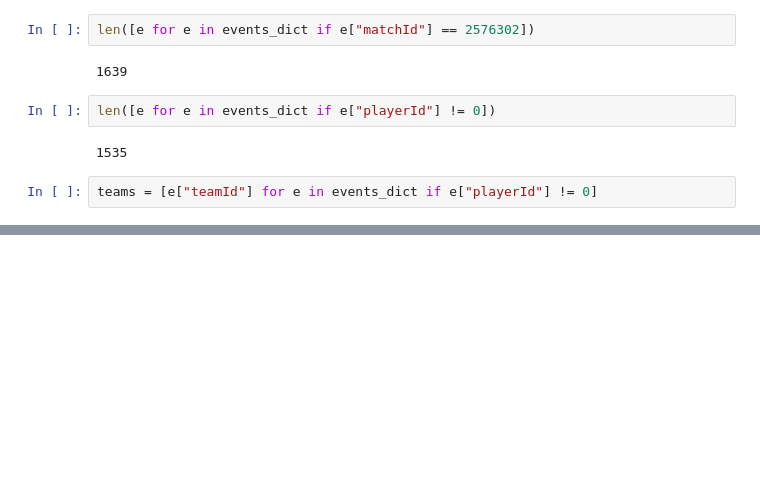
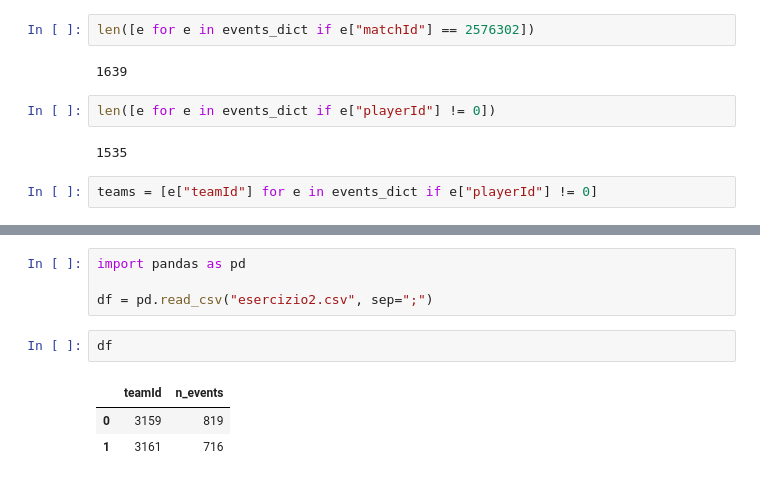
Before and after one commit to gfedi/servififa, a Jupyter notebook: 2019/notebooks/Antonio.ipynb, the cells around one changed output, grey strips where cells are left out. Saved outputs shown, nothing was run; the diff lists cells and outputs as text; blank space fills up the shorter version.

Commit message:
esercizio 3 inizio

```diff
--- a/2019/notebooks/Antonio.ipynb
+++ b/2019/notebooks/Antonio.ipynb
@@ -36,0 +42,10 @@ f.close()
+# %%
+import pandas as pd
+
+df = pd.read_csv("esercizio2.csv", sep=";")
+# %%
+df
+# %% [output]
+|  | teamId | n_events |
+| 0 | 3159 | 819 |
+| 1 | 3161 | 716 |
```
Also changed, not shown: parts of 10 cells of this notebook, 1 other file.
